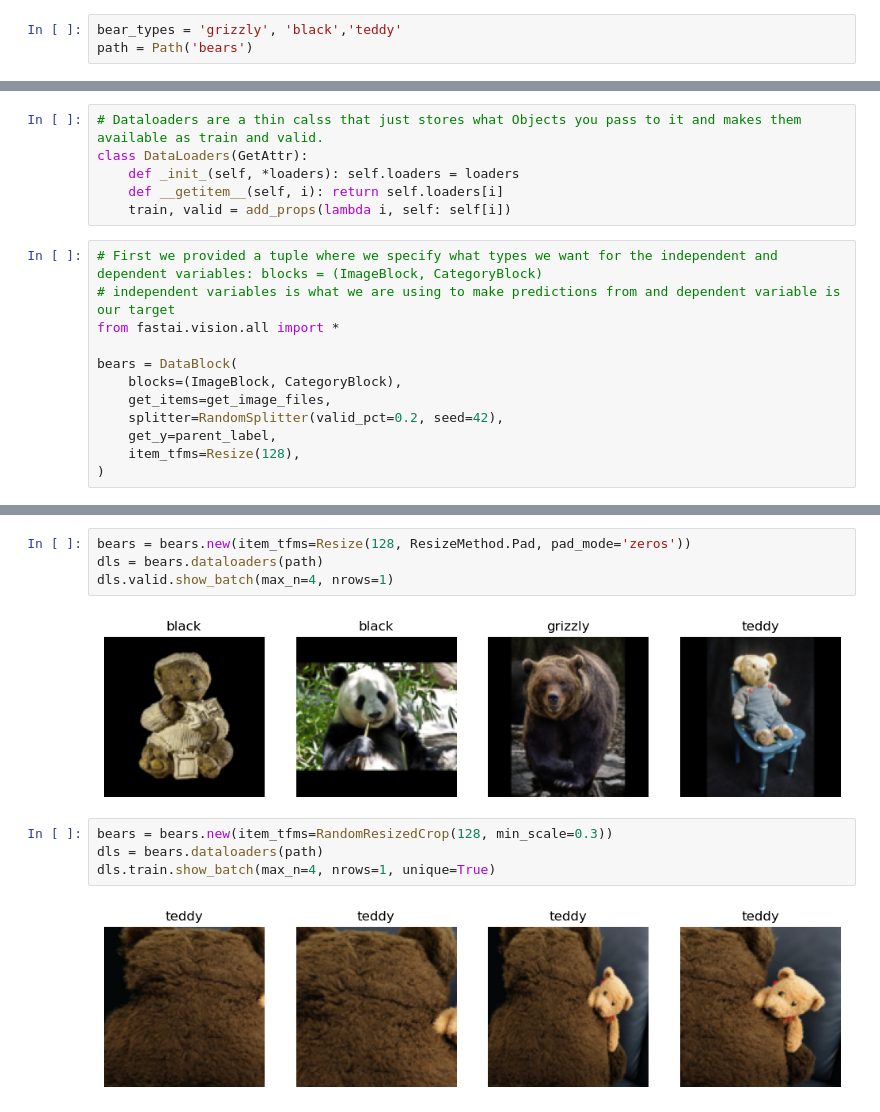
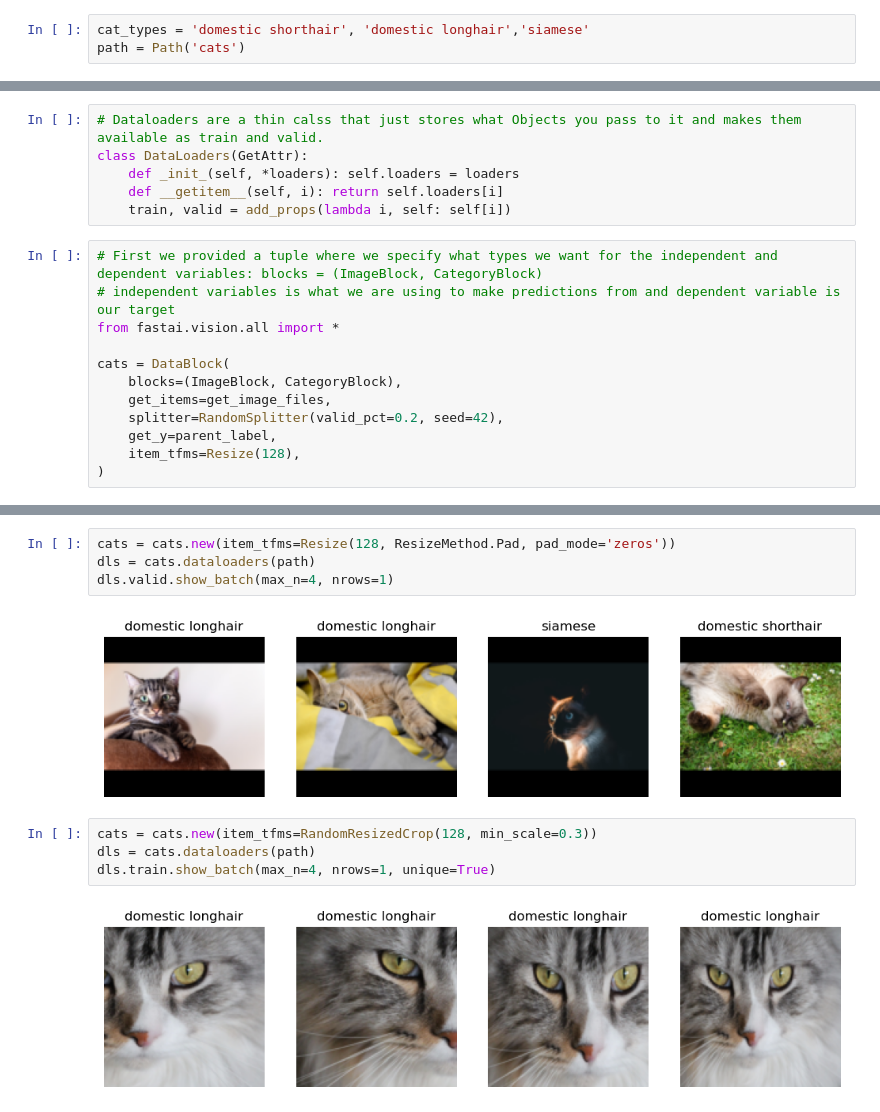
Before and after one commit to Alvarez-Jose/nlp-ml-journey, a Jupyter notebook: preparation/course-fastai/Lession1.ipynb, the cells around one changed output, grey strips where cells are left out. Cells and saved outputs as stored; diff of their text form.

```diff
--- a/preparation/course-fastai/Lession1.ipynb
+++ b/preparation/course-fastai/Lession1.ipynb
@@ -61,5 +61,5 @@ im.to_thumb(128,128) # type: ignore
 # %%
-bear_types = 'grizzly', 'black','teddy'
-path = Path('bears')
+cat_types = 'domestic shorthair', 'domestic longhair','siamese'
+path = Path('cats')
 # %%
 path.mkdir(parents=True, exist_ok=True)
@@ -93,7 +93,7 @@ class DataLoaders(GetAttr):
 # independent variables is what we are using to make predictions from and dependent variable is our target
 from fastai.vision.all import *
 
-bears = DataBlock(
+cats = DataBlock(
     blocks=(ImageBlock, CategoryBlock),
     get_items=get_image_files,
     splitter=RandomSplitter(valid_pct=0.2, seed=42),
@@ -115,14 +115,14 @@ dls.valid.show_batch(max_n=4, nrows=1)
 # %%
-bears = bears.new(item_tfms=Resize(128, ResizeMethod.Pad, pad_mode='zeros'))
-dls = bears.dataloaders(path)
+cats = cats.new(item_tfms=Resize(128, ResizeMethod.Pad, pad_mode='zeros'))
+dls = cats.dataloaders(path)
 dls.valid.show_batch(max_n=4, nrows=1)
 # %% [output]
-[figure, old version]
+[figure, new version]
 # %%
-bears = bears.new(item_tfms=RandomResizedCrop(128, min_scale=0.3))
-dls = bears.dataloaders(path)
+cats = cats.new(item_tfms=RandomResizedCrop(128, min_scale=0.3))
+dls = cats.dataloaders(path)
 dls.train.show_batch(max_n=4, nrows=1, unique=True)
 # %% [output]
-[figure, old version]
+[figure, new version]
 # %%
 # Data augmentation can refer to creating random variations of our input data so they appear different. I.e image rotation, flipping, perspective warping, brightness changes and contrast changes
```
Also changed, not shown: parts of 31 cells of this notebook.
